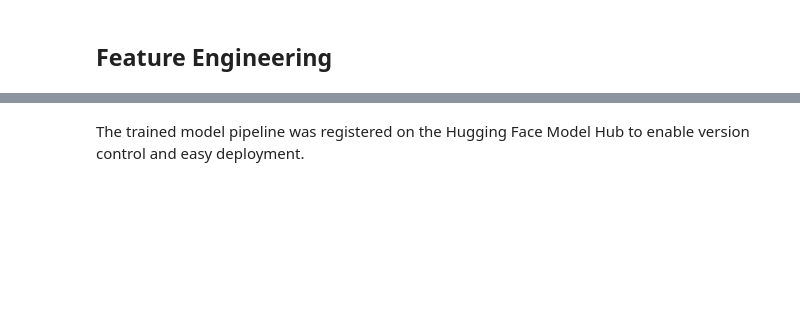
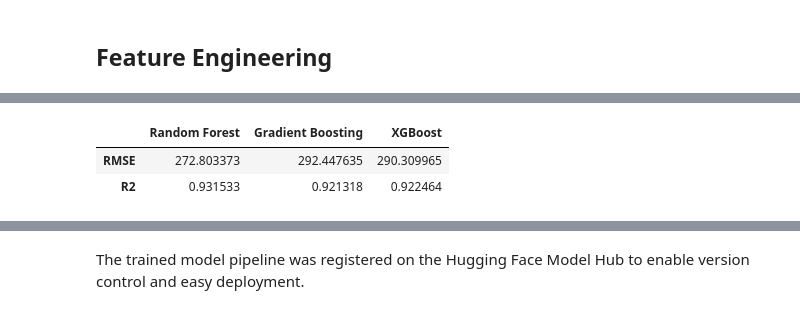
Before and after one commit to gs24/AIML, a Jupyter notebook: mlops/superkart/superkart.ipynb, the cells around one changed output, grey strips where cells are left out. Cells and saved outputs as stored; diff of their text form; code cells hidden in the pictures; blank space fills up the shorter version.

```diff
--- a/mlops/superkart/superkart.ipynb
+++ b/mlops/superkart/superkart.ipynb
@@ -933,0 +335,20 @@ The absence of significant improvement after hyperparameter tuning indicates tha
+# %%
+from sklearn.metrics import mean_squared_error, r2_score
+import numpy as np
+
+def evaluate(model, X_test, y_test):
+    preds = model.predict(X_test)
+    rmse = np.sqrt(mean_squared_error(y_test, preds))
+    r2 = r2_score(y_test, preds)
+    return rmse, r2
+# %%
+from sklearn.ensemble import RandomForestRegressor, GradientBoostingRegressor
+from xgboost import XGBRegressor
+
+rf = RandomForestRegressor()
+gb = GradientBoostingRegressor()
+xgb = XGBRegressor()
+# %%
+rf.fit(X_train, y_train)
+gb.fit(X_train, y_train)
+xgb.fit(X_train, y_train)
@@ -933,0 +367,13 @@ The absence of significant improvement after hyperparameter tuning indicates tha
+# %%
+results = {}
+
+results["Random Forest"] = evaluate(rf, X_test, y_test)
+results["Gradient Boosting"] = evaluate(gb, X_test, y_test)
+results["XGBoost"] = evaluate(xgb, X_test, y_test)
+# %%
+results_df = pd.DataFrame(results, index=["RMSE", "R2"])
+results_df
+# %% [output]
+|  | Random Forest | Gradient Boosting | XGBoost |
+| RMSE | 272.803373 | 292.447635 | 290.309965 |
+| R2 | 0.931533 | 0.921318 | 0.922464 |
```
Also changed, not shown: parts of 173 cells of this notebook, 13 other files.
